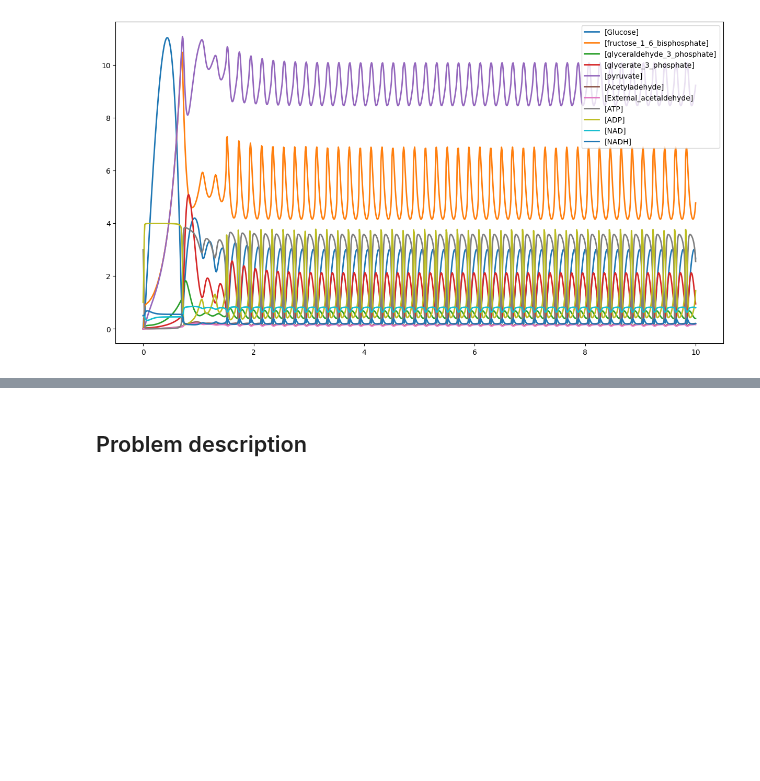
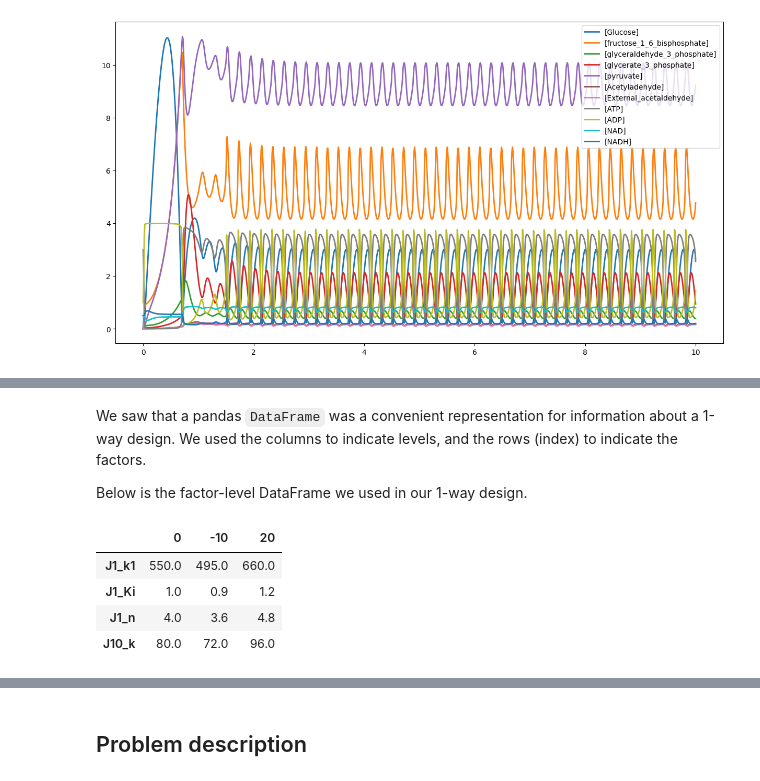
Before and after one commit to ModelEngineering/BIOEN-437, a Jupyter notebook: Lectures/Design-Of-Experiments/doe_two_way_design.ipynb, the cells around one changed output, grey strips where cells are left out. Drawn from its saved outputs; the diff is of its cells as text; code cells hidden in the pictures; blank space fills up the shorter version.

```diff
--- a/Lectures/Design-Of-Experiments/doe_two_way_design.ipynb
+++ b/Lectures/Design-Of-Experiments/doe_two_way_design.ipynb
@@ -305,0 +456,13 @@ df.head()
+# %% [markdown]
+We saw that a pandas ``DataFrame`` was a convenient representation for information about a 1-way design.
+We used the columns to indicate levels, and the rows (index) to indicate the factors.
+
+Below is the factor-level DataFrame we used in our 1-way design.
+# %%
+makeFactorLevel1WayDF(FACTOR_DCT)
+# %% [output]
+|  | 0 | -10 | 20 |
+| J1_k1 | 550.0 | 495.0 | 660.0 |
+| J1_Ki | 1.0 | 0.9 | 1.2 |
+| J1_n | 4.0 | 3.6 | 4.8 |
+| J10_k | 80.0 | 72.0 | 96.0 |
```
Also changed, not shown: parts of 59 cells of this notebook.
